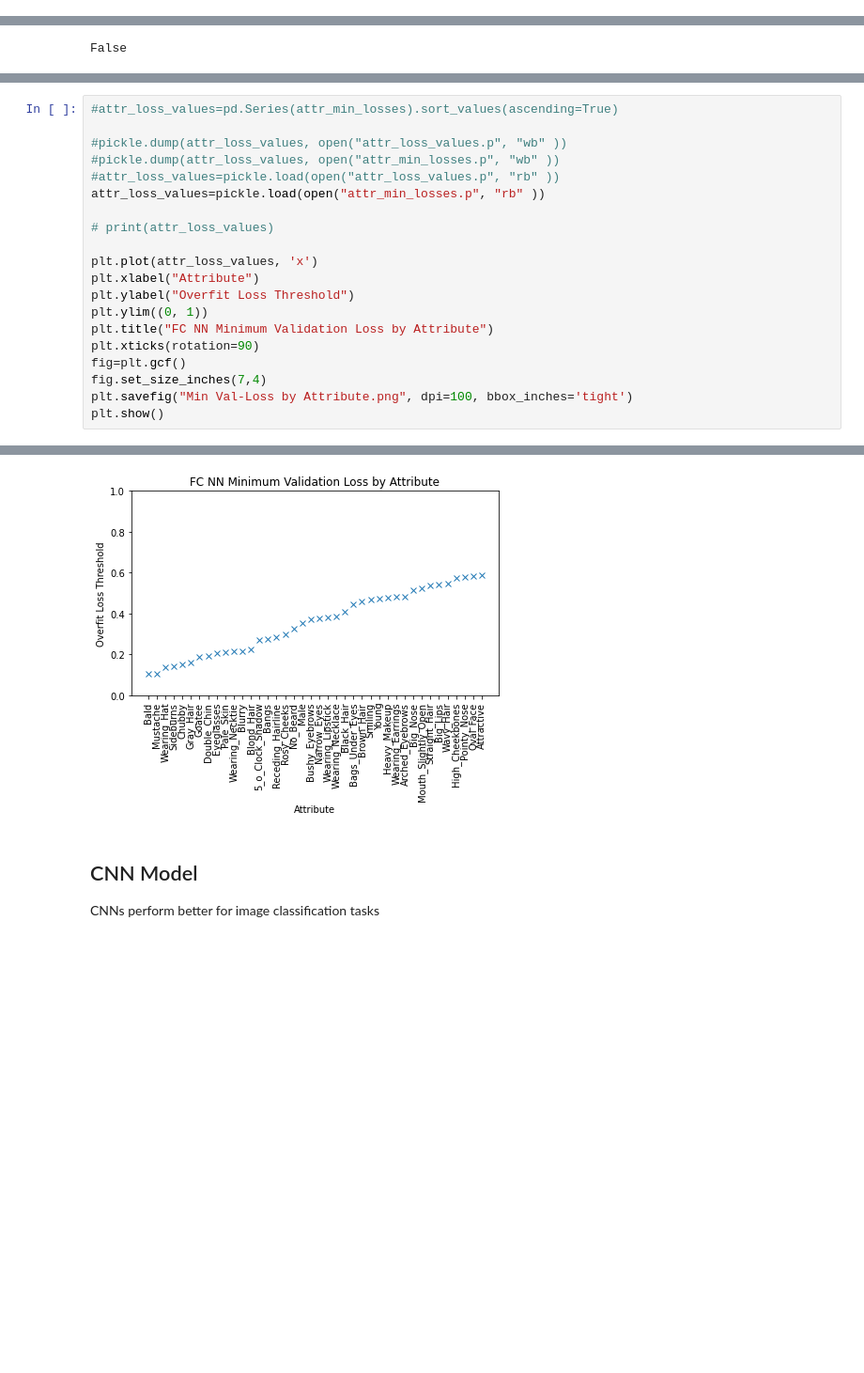
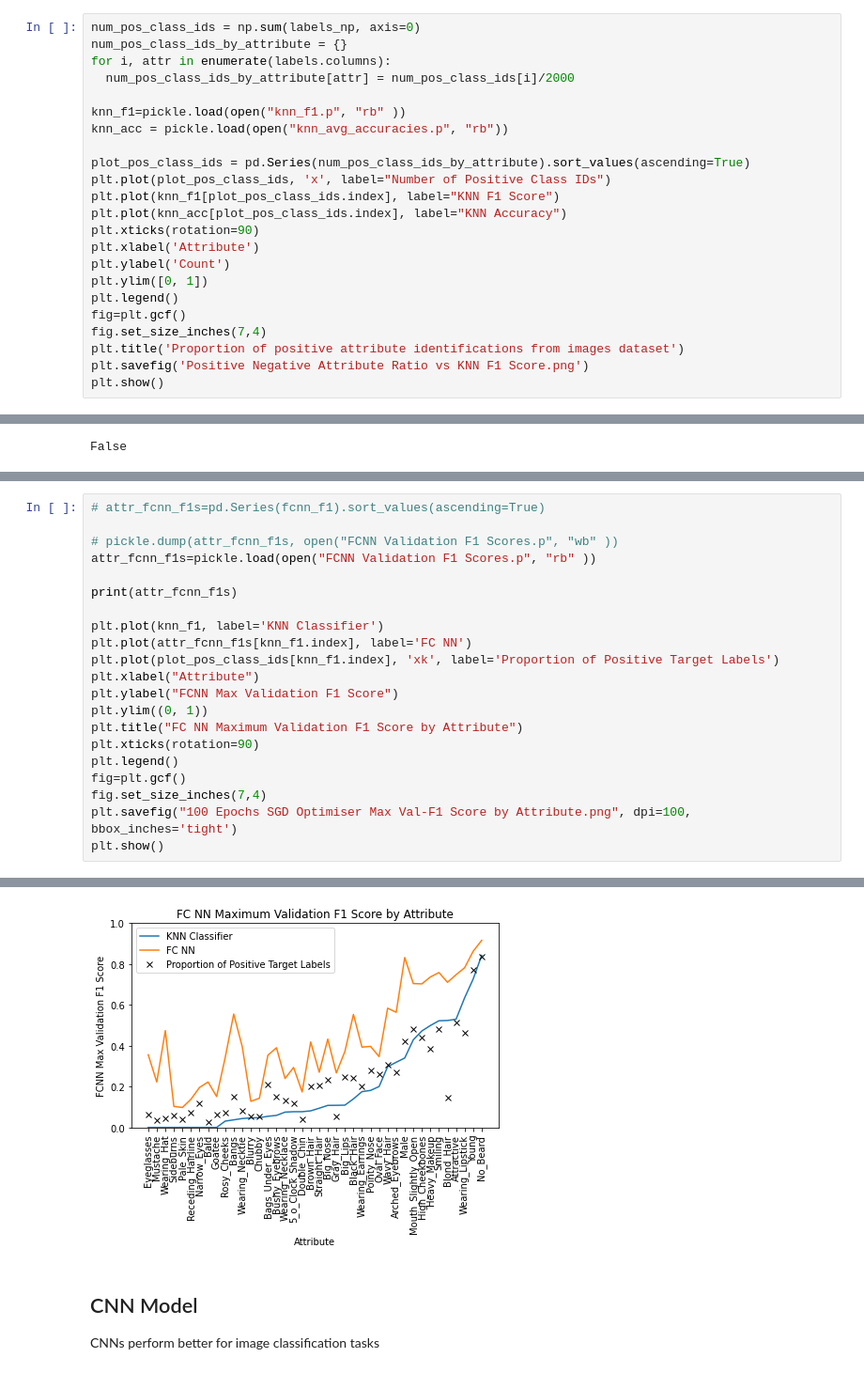
Before and after one commit to EMAT31530/ai-group-project-summer-assessment-oscar, a Jupyter notebook: Intro_AI_Summer_Project_Oscar_Evans_1806113.ipynb, the cells around one changed output, grey strips where cells are left out. Shown at 94% size. Drawn from its saved outputs; the diff is of its cells as text; blank space fills up the shorter version.

```diff
--- a/Intro_AI_Summer_Project_Oscar_Evans_1806113.ipynb
+++ b/Intro_AI_Summer_Project_Oscar_Evans_1806113.ipynb
@@ -164,0 +273,23 @@ pp.pprint(labels.head(n=3))
+# %%
+num_pos_class_ids = np.sum(labels_np, axis=0)
+num_pos_class_ids_by_attribute = {}
+for i, attr in enumerate(labels.columns):
+  num_pos_class_ids_by_attribute[attr] = num_pos_class_ids[i]/2000
+
+knn_f1=pickle.load(open("knn_f1.p", "rb" ))
+knn_acc = pickle.load(open("knn_avg_accuracies.p", "rb"))
+
+plot_pos_class_ids = pd.Series(num_pos_class_ids_by_attribute).sort_values(ascending=True)
+plt.plot(plot_pos_class_ids, 'x', label="Number of Positive Class IDs")
+plt.plot(knn_f1[plot_pos_class_ids.index], label="KNN F1 Score")
+plt.plot(knn_acc[plot_pos_class_ids.index], label="KNN Accuracy")
+plt.xticks(rotation=90)
+plt.xlabel('Attribute')
+plt.ylabel('Count')
+plt.ylim([0, 1])
+plt.legend()
+fig=plt.gcf()
+fig.set_size_inches(7,4)
+plt.title('Proportion of positive attribute identifications from images dataset')
+plt.savefig('Positive Negative Attribute Ratio vs KNN F1 Score.png')
+plt.show()
@@ -335,21 +453,22 @@ Estimated training-validation loss intersection: 0.4715900421142578
 # %%
-#attr_loss_values=pd.Series(attr_min_losses).sort_values(ascending=True)
+# attr_fcnn_f1s=pd.Series(fcnn_f1).sort_values(ascending=True)
 
-#pickle.dump(attr_loss_values, open("attr_loss_values.p", "wb" ))
-#pickle.dump(attr_loss_values, open("attr_min_losses.p", "wb" ))
-#attr_loss_values=pickle.load(open("attr_loss_values.p", "rb" ))
-attr_loss_values=pickle.load(open("attr_min_losses.p", "rb" ))
+# pickle.dump(attr_fcnn_f1s, open("FCNN Validation F1 Scores.p", "wb" ))
+attr_fcnn_f1s=pickle.load(open("FCNN Validation F1 Scores.p", "rb" ))
 
-# print(attr_loss_values)
+print(attr_fcnn_f1s)
 
-plt.plot(attr_loss_values, 'x')
+plt.plot(knn_f1, label='KNN Classifier')
+plt.plot(attr_fcnn_f1s[knn_f1.index], label='FC NN')
+plt.plot(plot_pos_class_ids[knn_f1.index], 'xk', label='Proportion of Positive Target Labels')
 plt.xlabel("Attribute")
-plt.ylabel("Overfit Loss Threshold")
+plt.ylabel("FCNN Max Validation F1 Score")
 plt.ylim((0, 1))
-plt.title("FC NN Minimum Validation Loss by Attribute")
+plt.title("FC NN Maximum Validation F1 Score by Attribute")
 plt.xticks(rotation=90)
+plt.legend()
 fig=plt.gcf()
 fig.set_size_inches(7,4)
-plt.savefig("Min Val-Loss by Attribute.png", dpi=100, bbox_inches='tight')
+plt.savefig("100 Epochs SGD Optimiser Max Val-F1 Score by Attribute.png", dpi=100, bbox_inches='tight')
 plt.show()
 # %% [output]
@@ -356,4 +492,4 @@ plt.show()
-[figure, old version]
+[figure, new version]
 # %% [markdown]
 ## CNN Model
 CNNs perform better for image classification tasks
```
Also changed, not shown: parts of 44 cells of this notebook.
